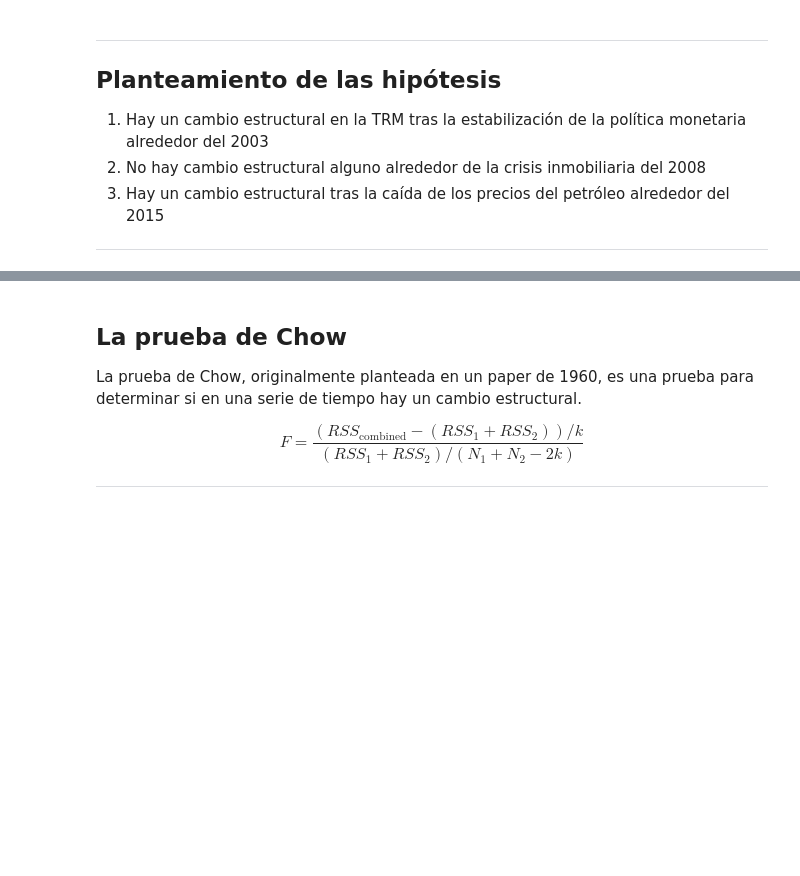
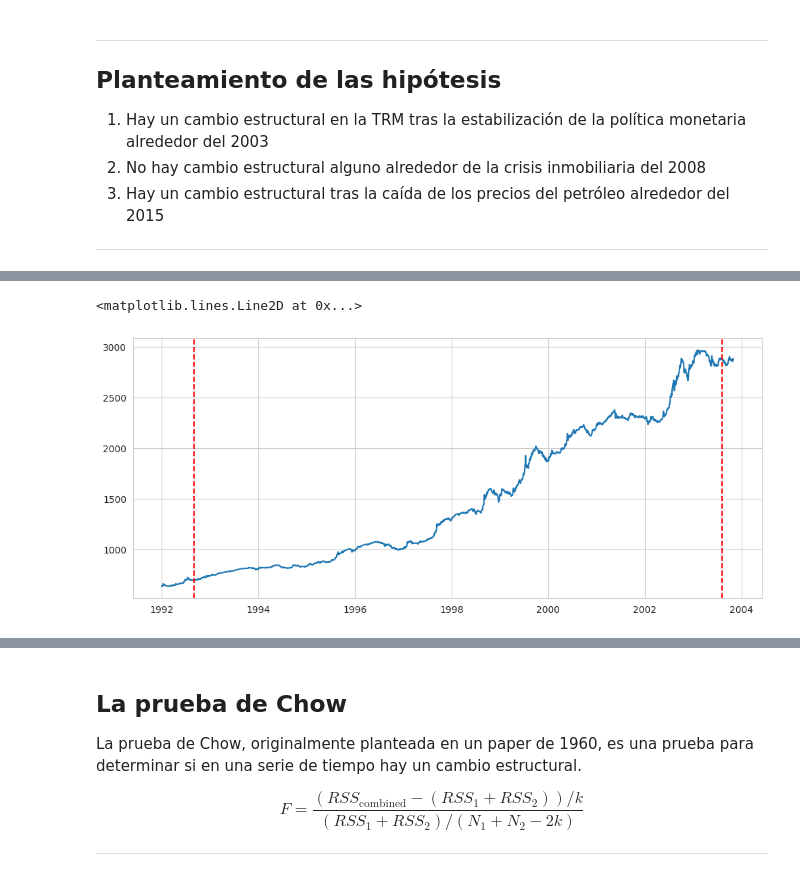
Before and after one commit to sergiolaverde0/fp_sub_IA, a Jupyter notebook: Trabajo_final_JARR_JAJE_SAL.ipynb, the cells around one changed output, grey strips where cells are left out. Saved outputs shown, nothing was run; the diff lists cells and outputs as text; code cells hidden in the pictures; blank space fills up the shorter version.

```diff
--- a/Trabajo_final_JARR_JAJE_SAL.ipynb
+++ b/Trabajo_final_JARR_JAJE_SAL.ipynb
@@ -264,0 +301,15 @@ plt.show();
+# %%
+s_1992_2003 = data.loc["1992-01-01":"2003-10-31",["VALOR"]]
+s_1992_2003.loc[:,"POSICION"] = np.arange(1, hip2.shape[0]+1)
+sns.set_style("whitegrid")
+plt.figure(figsize=(12, 5))
+sns.lineplot(
+    #label = 'TRM 1991-2024',
+    y = s_1992_2003['VALOR'],
+    x = s_1992_2003.index
+).set(xlabel = None, ylabel = None)
+plt.axvline(x=pd.Timestamp("1992-09-01"), color="r", linestyle="--", label="1992");
+plt.axvline(x=pd.Timestamp("2003-08-07"), color="r", linestyle="--", label = "2003")
+# %% [output]
+<matplotlib.lines.Line2D at 0x...>
+[figure, added]
```
Also changed, not shown: parts of 13 cells of this notebook.
